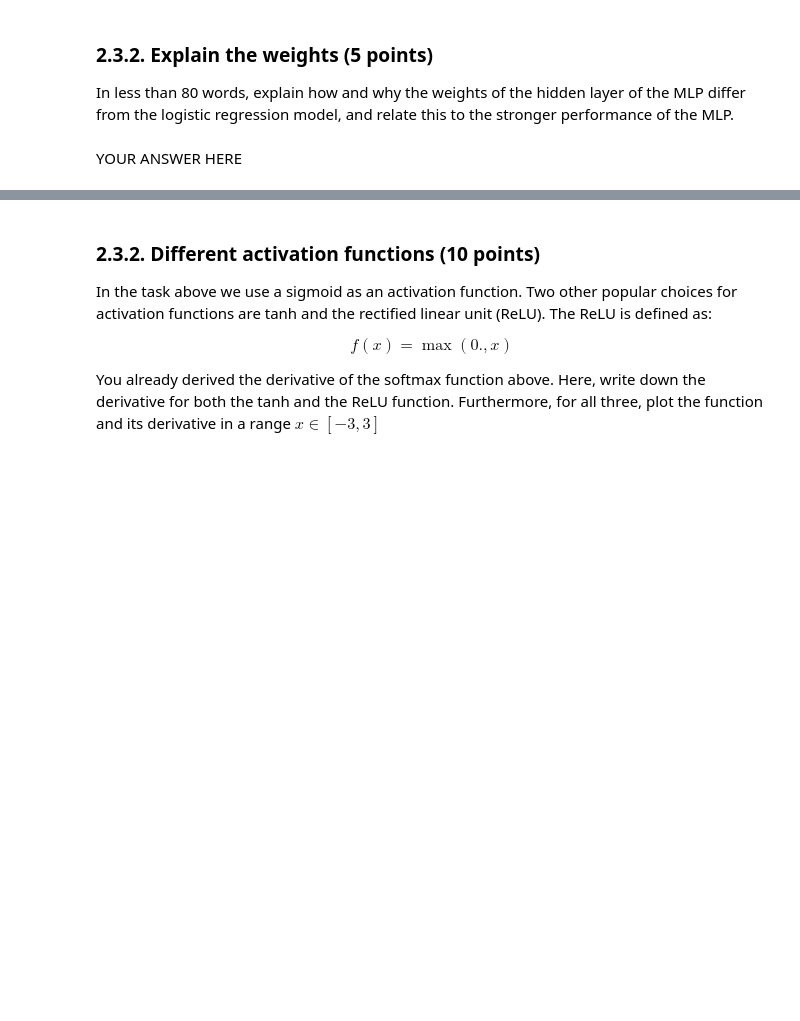
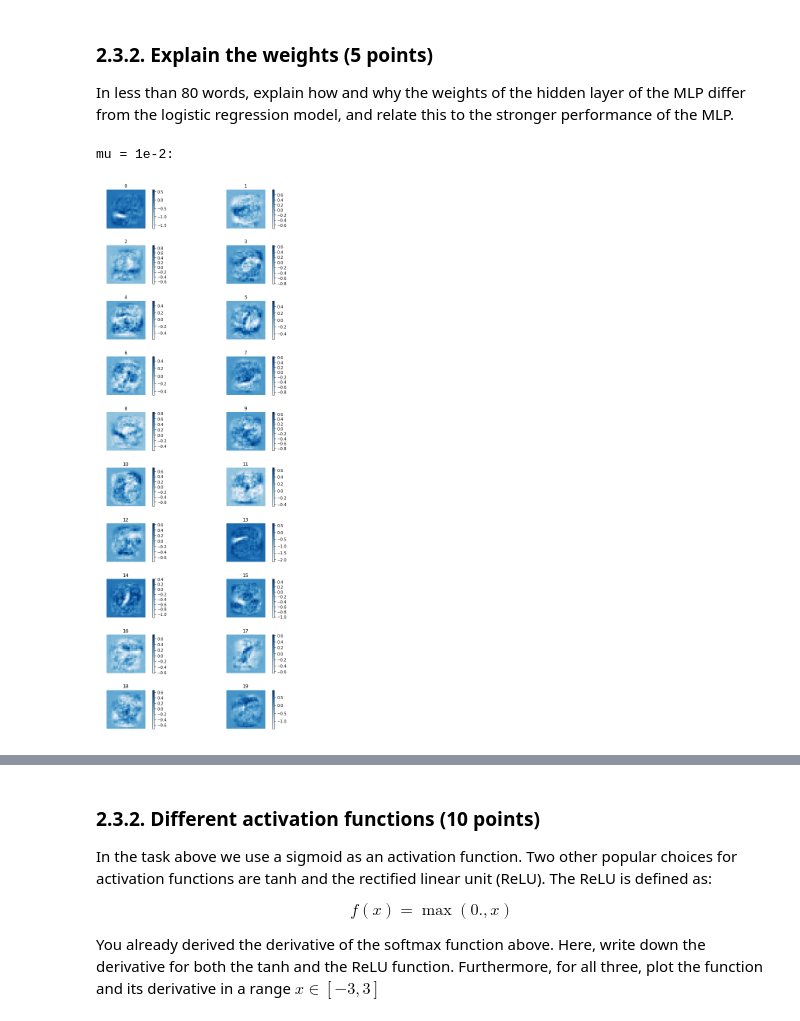
Before and after one commit to jurrew27/machine-learning, a Jupyter notebook: 11252138_10580467_lab2.ipynb, the cells around one changed output, grey strips where cells are left out. Drawn from its saved outputs; the diff is of its cells as text; code cells hidden in the pictures; blank space fills up the shorter version.

```diff
--- a/11252138_10580467_lab2.ipynb
+++ b/11252138_10580467_lab2.ipynb
@@ -684,7 +766,8 @@ In less than 80 words, explain how and why the weights of the hidden layer of th
 # %%
 # Plot the weights of the first layer for the best model
 
-# YOUR CODE HERE
-raise NotImplementedError()
+print('mu = 1e-2:')
+plot_digits2(vs[0].T, 2, np.arange(20))
+# %% [output]
+mu = 1e-2:
+[figure, added]
-# %% [markdown]
-YOUR ANSWER HERE
```
Also changed, not shown: parts of 22 cells of this notebook.
